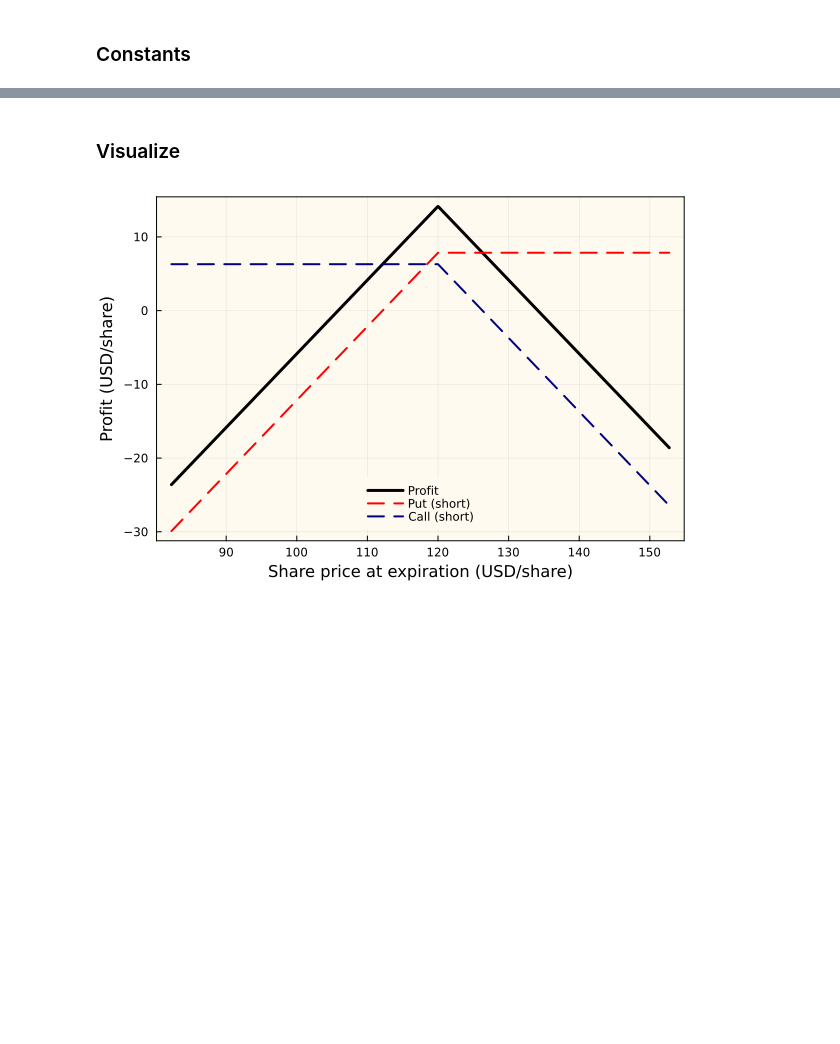
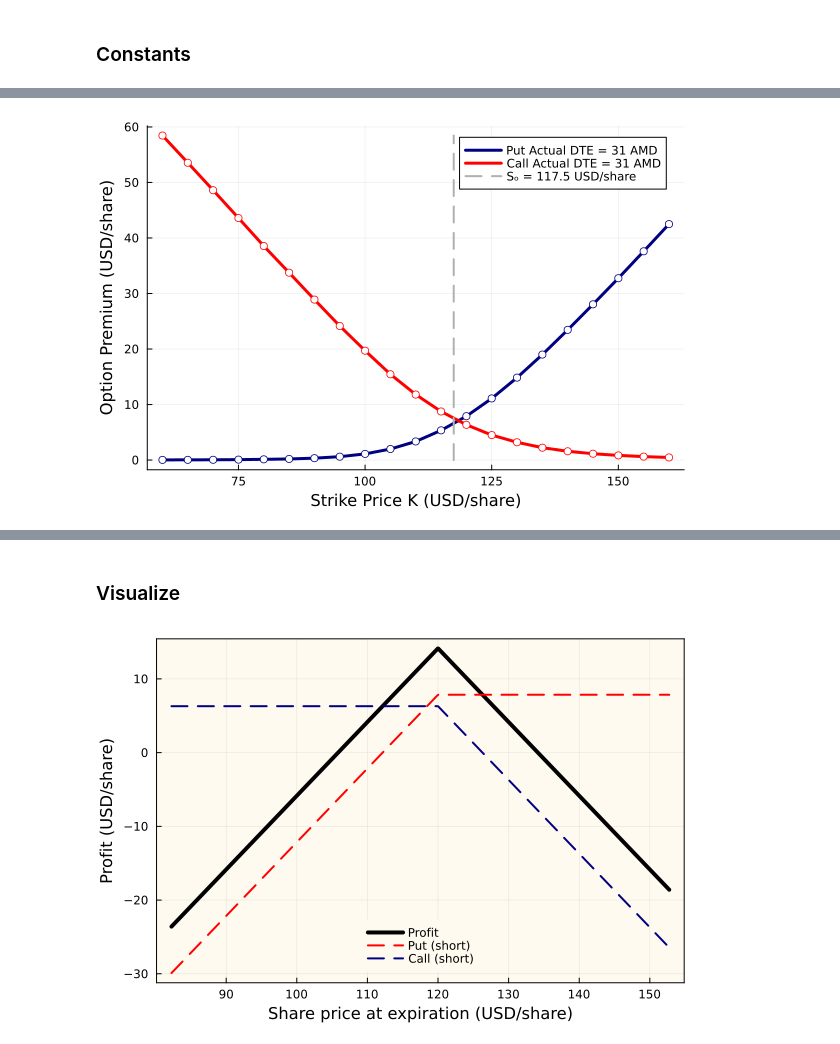
Before and after one commit to varnerlab/CHEME-5660-Labs-F23, a Jupyter notebook: CHEME-5660-L9b-OptionsContractsAtExpiration.ipynb, the cells around one changed output, grey strips where cells are left out. Drawn from its saved outputs; the diff is of its cells as text; code cells hidden in the pictures; blank space fills up the shorter version.

```diff
--- a/CHEME-5660-L9b-OptionsContractsAtExpiration.ipynb
+++ b/CHEME-5660-L9b-OptionsContractsAtExpiration.ipynb
@@ -53,0 +88,3 @@ options_dataset = MyOptionsChainDataSet();
+# %%
+K₁ = 60.0;
+K₂ = 160.0;
@@ -53,0 +93,2 @@ options_dataset = MyOptionsChainDataSet();
+# %%
+K_array = range(K₁, stop=K₂, length = number_of_steps) |> collect;
@@ -53,0 +97,17 @@ options_dataset = MyOptionsChainDataSet();
+# %%
+put_dataset = filter([:Type, :Strike] => (x,y)-> x == "Put" && y ∈ K_array, options_dataset);
+call_dataset = filter([:Type, :Strike] => (x,y)-> x == "Call" && y ∈ K_array, options_dataset);
+# %%
+plot(put_dataset[:,:Strike], put_dataset[:,:Ask],label="Put Actual DTE = 31 AMD", lw=3, c=:navyblue)
+plot!(call_dataset[:,:Strike], call_dataset[:,:Ask],label="Call Actual DTE = 31 AMD", lw=3, c=:red)
+scatter!(call_dataset[:,:Strike], call_dataset[:,:Ask],label="", mc=:white, msc=:red)
+scatter!(put_dataset[:,:Strike], put_dataset[:,:Ask],label="", mc=:white, msc=:navyblue)
+
+VLINE = zeros(number_of_steps, 2)
+VLINE[:,1] .= Sₒ*ones(number_of_steps)
+VLINE[:,2] .= range(0.0, stop = maximum(call_dataset[:,:Ask]), length = number_of_steps) |> collect;
+plot!(VLINE[:,1], VLINE[:,2], lw=2, c= :gray69, ls=:dash, label="Sₒ = $(Sₒ) USD/share")
+xlabel!("Strike Price K (USD/share)", fontsize=18)
+ylabel!("Option Premium (USD/share)", fontsize=18)
+# %% [output]
+[figure, added]
```
Also changed, not shown: parts of 15 cells of this notebook.
